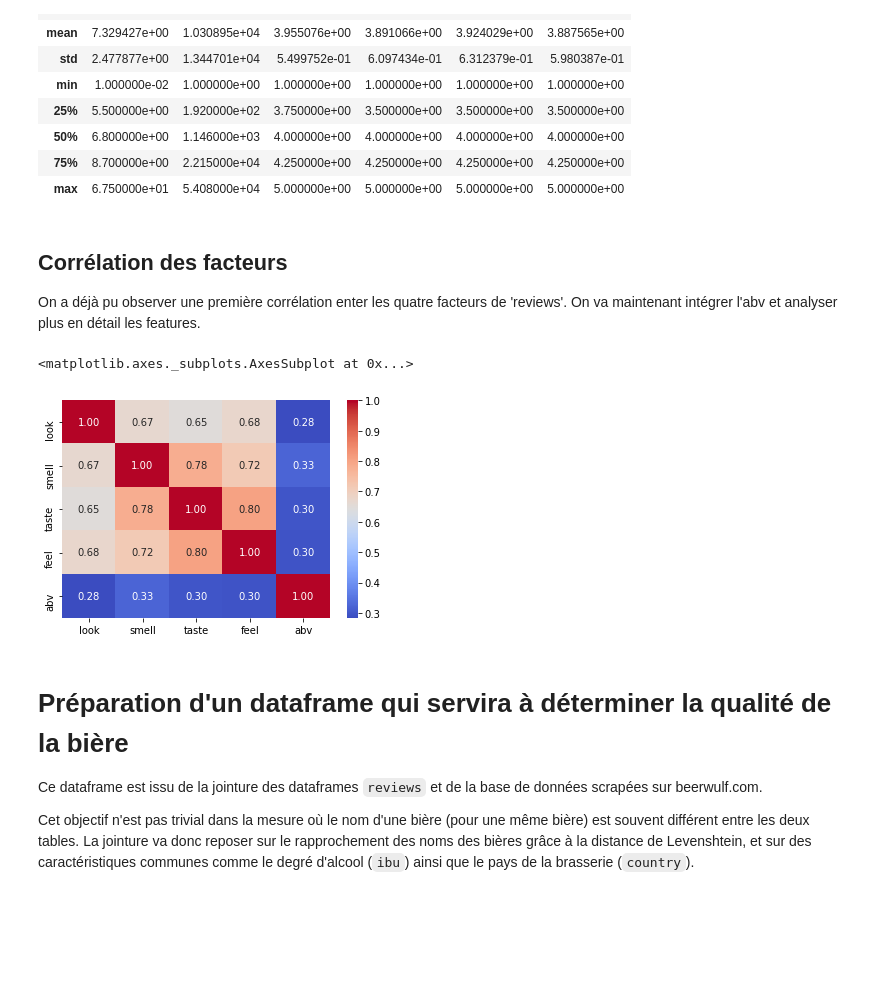
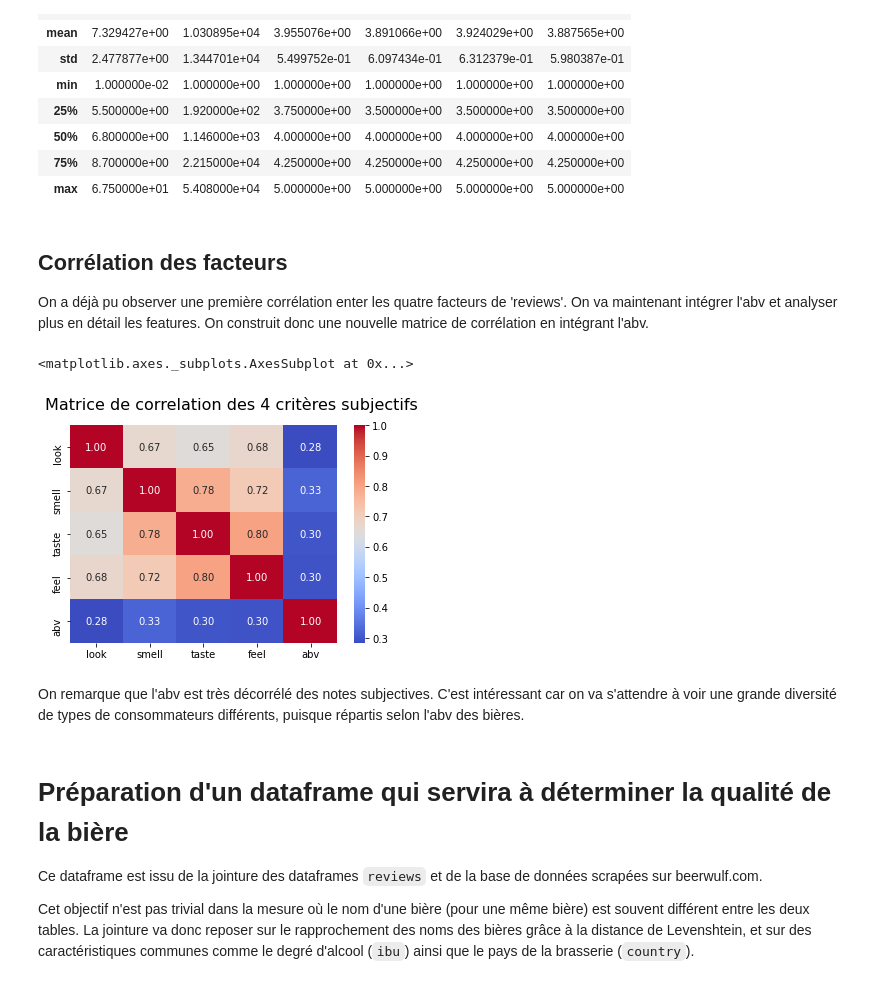
Before and after one commit to rhomain-rangeay/Projet-Python-pour-le-Data-Scientist, a Jupyter notebook: Préprocessing des données (df_ml et data_beerwulf_with_id).ipynb, the cells around one changed output. Saved outputs shown, nothing was run; the diff lists cells and outputs as text; code cells hidden in the pictures; blank space fills up the shorter version.

```diff
--- a/Préprocessing des données (df_ml et data_beerwulf_with_id).ipynb
+++ b/Préprocessing des données (df_ml et data_beerwulf_with_id).ipynb
@@ -56,9 +56,9 @@ Requirement already satisfied: chardet<3.1.0,>=3.0.2 in /Applications/anaconda3/
 # Nettoyage des données
 # %%
 # Importation des données
-beers = pd.read_csv('beers.csv') # Les bières
-breweries = pd.read_csv('breweries.csv') # Les brasseries
-reviews = pd.read_csv('reviews.csv') # Les notes des bières
+beers = pd.read_csv(r'~\beers.csv') # Les bières
+breweries = pd.read_csv(r'~\breweries.csv') # Les brasseries
+reviews = pd.read_csv(r'~\reviews.csv') # Les notes des bières
 # %% [markdown]
 ## Première analyse descriptive des données : table 'beers'
 # %%
@@ -117,7 +126,9 @@ Le graphique sur les pourcentages alcooliques '`abv`' montre que les bières ave
 
 Les trois autres bières qui émargent à 100 % sont des anomalies volontaires, des blagues qui correspondent à de l'eau, et deux album de Rock. On les retire de la table pour la suite.
 # %%
-beers.reset_index()
-beers.set_index('id')
 # On supprime les bières qu affichent un abv de 100
 beers = beers.drop([beers[beers.abv == 100.0].index[i] for i in range(len(beers[beers.abv == 100.0]))])
+
+# On remplace la note de "Dark Reckoning" par sa vraie valeur
+beers.loc[beers['abv'] == 80.0, 'abv'] = 5.9
+beers[beers.name == 'Dark Reckoning']
@@ -343,0 +402,6 @@ print(reviews[reviews.beer_id.isin(beers_without_abv.id)].feel.unique())
+# %%
+# Les notes des bières de la table 'beers_without_abv'
+subj = ['look', 'smell', 'taste', 'feel']
+for par in subj:
+    print("\n Les notes pour " + par + " des bieres sans abv de la table 'beers' sont : ")
+    print(reviews[reviews.beer_id.isin(beers_without_abv.id)][par].unique())
@@ -352,9 +428,16 @@ without_feel = reviews[reviews.beer_id.isin(beers_without_abv.id)].feel.isnull()
 # %%
+# identification des bières qui n'ont ni 'abv' ni avis dans 'reviews', dans un dictionnaire selon l'avis manquant
+dico_without = {}
+for par in subj:
+    dico_without['without_' + par] = reviews[reviews.beer_id.isin(beers_without_abv.id)][par].isnull().index
+
 # On s'assure ci_dessous que les indices sont les mêmes dans les 4 listes
-assert without_look.all() == without_taste.all() == without_smell.all() == without_feel.all()
+# On test l'égalité avec l'avis manquant 'look' puisque si tous y sont égaux, alors ils sont également égaux deux à deux
+for par in subj:
+    assert dico_without['without_' + par].all() == dico_without['without_look'].all()
 
 # On supprime des 3 tables les bières qui n'ont ni avis ni abv : on ne pourra rien en tirer
-# Les 4 listes without sont équivalentes et on en utilise qu'une
-reviews = reviews.drop(reviews[reviews.index.isin(without_look)].index)
-beers = beers.drop(beers[beers.index.isin(without_look)].index)
-breweries = breweries.drop(breweries[breweries.index.isin(without_look)].index)
+# Les 4 listes without sont équivalentes d'après le assert et on en utilise qu'une
+reviews = reviews.drop(reviews[reviews.index.isin(dico_without['without_look'])].index)
+beers = beers.drop(beers[beers.index.isin(dico_without['without_look'])].index)
+breweries = breweries.drop(breweries[breweries.index.isin(dico_without['without_look'])].index)
@@ -424,13 +511,16 @@ dtype: int64
 # %% [markdown]
 ## Corrélation des facteurs
 
-On a déjà pu observer une première corrélation enter les quatre facteurs de 'reviews'. On va maintenant intégrer l'abv et analyser plus en détail les features.
+On a déjà pu observer une première corrélation enter les quatre facteurs de 'reviews'. On va maintenant intégrer l'abv et analyser plus en détail les features. On construit donc une nouvelle matrice de corrélation en intégrant l'abv.
 # %%
 # Matrice de corrélation pour les 4 critères
+plt.suptitle("Matrice de correlation des 4 critères subjectifs", fontsize = 16)
 sns.heatmap(df_ml[['look', 'smell', 'taste', 'feel', 'abv']].corr(), cmap='coolwarm', annot=True, fmt=".2f")
 # %% [output]
 <matplotlib.axes._subplots.AxesSubplot at 0x...>
-[figure, old version]
+[figure, new version]
+# %% [markdown]
+On remarque que l'abv est très décorrélé des notes subjectives. C'est intéressant car on va s'attendre à voir une grande diversité de types de consommateurs différents, puisque répartis selon l'abv des bières.
 # %% [markdown]
 # Préparation d'un dataframe qui servira à déterminer la qualité de la bière
 
```
Also changed, not shown: parts of 36 cells of this notebook.
